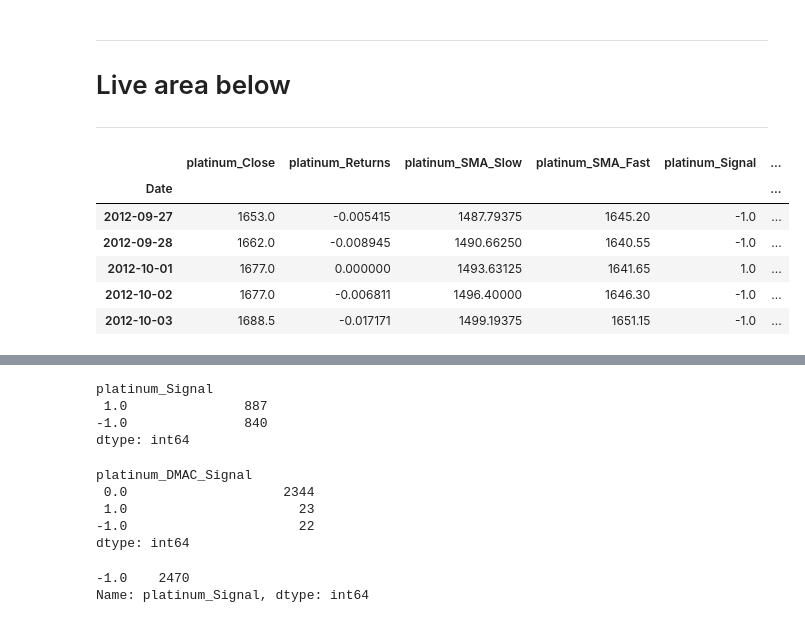
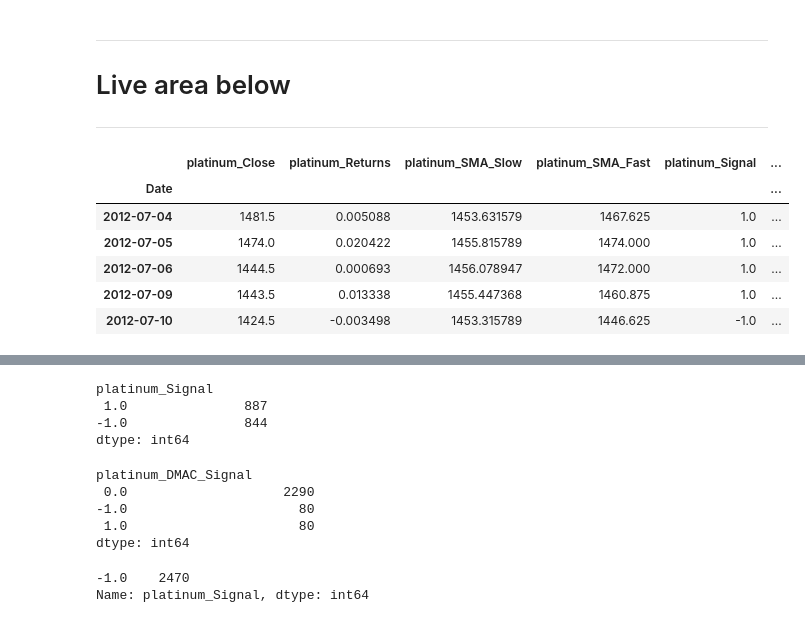
Before and after one commit to Femi-0/Commodities_Futures_Contracts_Generator, a Jupyter notebook: Commodities_Futures_Contracts_Generator.ipynb, the cells around one changed output, grey strips where cells are left out. Saved outputs shown, nothing was run; the diff lists cells and outputs as text; code cells hidden in the pictures.

Commit message:
Included Platinum SMA windows

```diff
--- a/Commodities_Futures_Contracts_Generator.ipynb
+++ b/Commodities_Futures_Contracts_Generator.ipynb
@@ -582,14 +582,14 @@ def fit_predict_report_XGB(X_train_scaled, y_train,y_test,n_estimators,learning_
 ---
 # %%
 platinum_df = prepare_data("/content/Historical_commodities_data/AmarkPriceHistory_platinum.csv","platinum")
-sma_platinum_df = apply_sma_signal(platinum_df,10,80,"platinum")
+sma_platinum_df = apply_sma_signal(platinum_df,4,19,"platinum")
 display(sma_platinum_df.head())
 # %% [output]
 |  | platinum_Close | platinum_Returns | platinum_SMA_Slow | platinum_SMA_Fast | platinum_Signal | ... |
 | Date |  |  |  |  |  | ... |
-| 2012-09-27 | 1653.0 | -0.005415 | 1487.79375 | 1645.20 | -1.0 | ... |
-| 2012-09-28 | 1662.0 | -0.008945 | 1490.66250 | 1640.55 | -1.0 | ... |
-| 2012-10-01 | 1677.0 | 0.000000 | 1493.63125 | 1641.65 | 1.0 | ... |
-| 2012-10-02 | 1677.0 | -0.006811 | 1496.40000 | 1646.30 | -1.0 | ... |
-| 2012-10-03 | 1688.5 | -0.017171 | 1499.19375 | 1651.15 | -1.0 | ... |
+| 2012-07-04 | 1481.5 | 0.005088 | 1453.631579 | 1467.625 | 1.0 | ... |
+| 2012-07-05 | 1474.0 | 0.020422 | 1455.815789 | 1474.000 | 1.0 | ... |
+| 2012-07-06 | 1444.5 | 0.000693 | 1456.078947 | 1472.000 | 1.0 | ... |
+| 2012-07-09 | 1443.5 | 0.013338 | 1455.447368 | 1460.875 | 1.0 | ... |
+| 2012-07-10 | 1424.5 | -0.003498 | 1453.315789 | 1446.625 | -1.0 | ... |
 # %%
@@ -610,15 +610,15 @@ y_train.value_counts()
 # %% [output]
 platinum_Signal
  1.0               887
--1.0               840
+-1.0               844
 dtype: int64
 # %%
 y_DMAC.value_counts()
 # %% [output]
 platinum_DMAC_Signal
- 0.0                    2344
- 1.0                      23
--1.0                      22
+ 0.0                    2290
+-1.0                      80
+ 1.0                      80
 dtype: int64
 # %%
 bllg_platinum_df["platinum_Signal"].value_counts()
```
Also changed, not shown: parts of 5 cells of this notebook.
